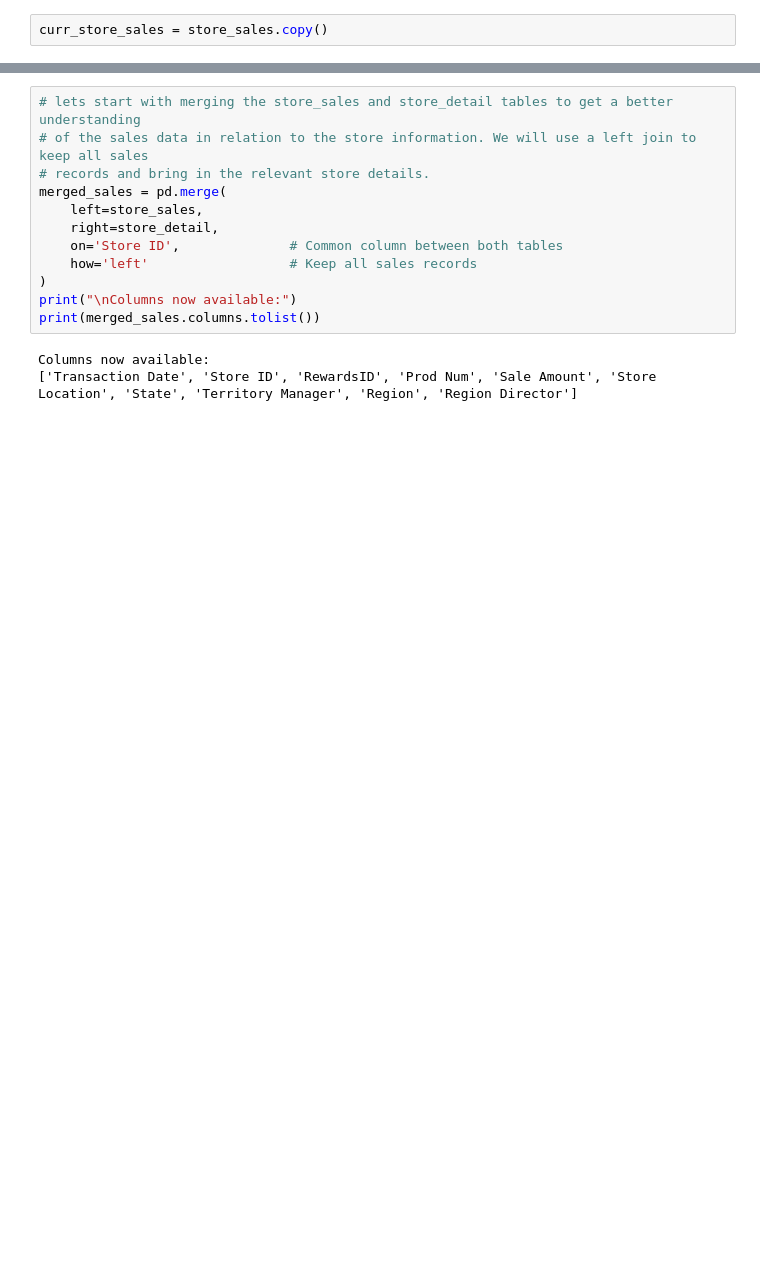
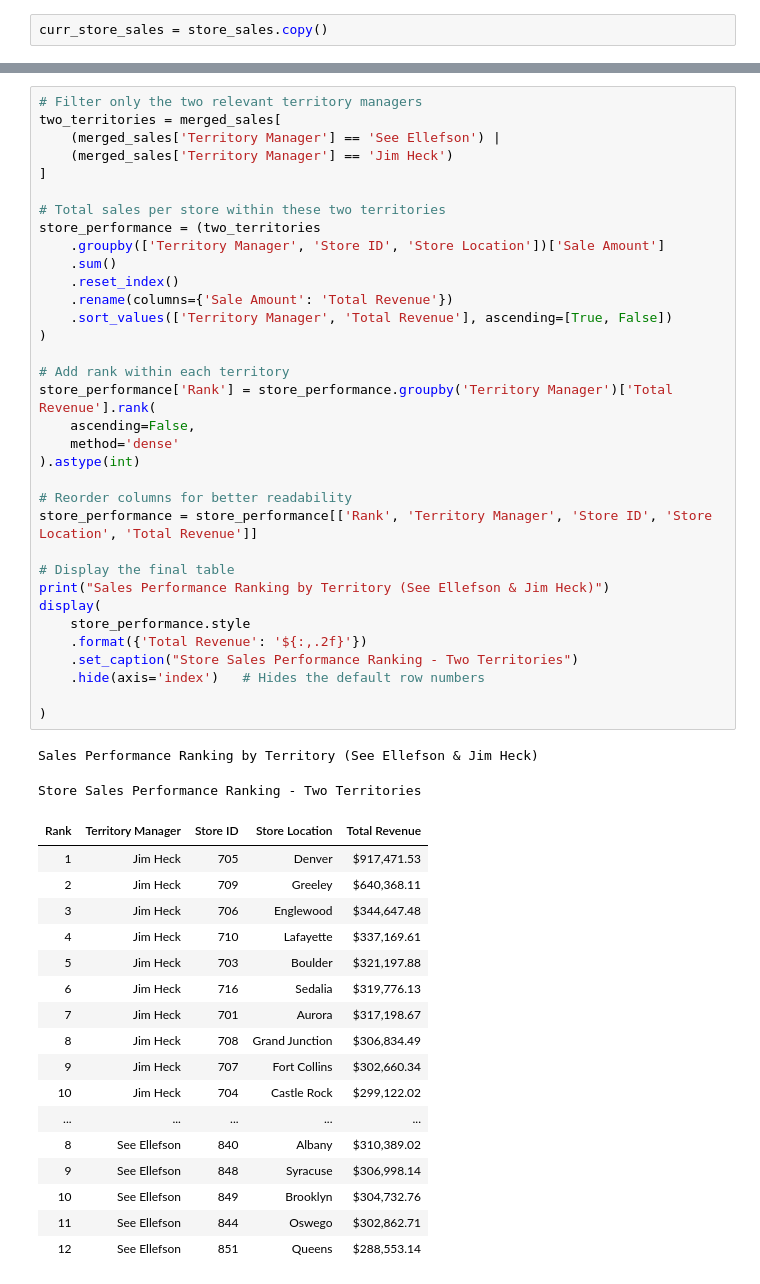
Before and after one commit to JimmyJuare/Capstone_2, a Jupyter notebook: Ellefson_sales_analysis.ipynb, the cells around one changed output, grey strips where cells are left out. Drawn from its saved outputs; the diff is of its cells as text; blank space fills up the shorter version.

```diff
--- a/Ellefson_sales_analysis.ipynb
+++ b/Ellefson_sales_analysis.ipynb
@@ -282,15 +310,54 @@ Monthly Revenue Across All Months in alphabetical order:
 # %%
-# lets start with merging the store_sales and store_detail tables to get a better understanding
-# of the sales data in relation to the store information. We will use a left join to keep all sales
-# records and bring in the relevant store details.
-merged_sales = pd.merge(
-    left=store_sales,
-    right=store_detail,
-    on='Store ID',              # Common column between both tables
-    how='left'                  # Keep all sales records
+# Filter only the two relevant territory managers
+two_territories = merged_sales[
+    (merged_sales['Territory Manager'] == 'See Ellefson') |
+    (merged_sales['Territory Manager'] == 'Jim Heck')
+]
+
+# Total sales per store within these two territories
+store_performance = (two_territories
+    .groupby(['Territory Manager', 'Store ID', 'Store Location'])['Sale Amount']
+    .sum()
+    .reset_index()
+    .rename(columns={'Sale Amount': 'Total Revenue'})
+    .sort_values(['Territory Manager', 'Total Revenue'], ascending=[True, False])
 )
-print("\nColumns now available:")
-print(merged_sales.columns.tolist())
+
+# Add rank within each territory
+store_performance['Rank'] = store_performance.groupby('Territory Manager')['Total Revenue'].rank(
+    ascending=False,
+    method='dense'
+).astype(int)
+
+# Reorder columns for better readability
+store_performance = store_performance[['Rank', 'Territory Manager', 'Store ID', 'Store Location', 'Total Revenue']]
+
+# Display the final table
+print("Sales Performance Ranking by Territory (See Ellefson & Jim Heck)")
+display(
+    store_performance.style
+    .format({'Total Revenue': '${:,.2f}'})
+    .set_caption("Store Sales Performance Ranking - Two Territories")
+    .hide(axis='index')   # Hides the default row numbers
+
+)
 # %% [output]
-Columns now available:
-['Transaction Date', 'Store ID', 'RewardsID', 'Prod Num', 'Sale Amount', 'Store Location', 'State', 'Territory Manager', 'Region', 'Region Director']
+Sales Performance Ranking by Territory (See Ellefson & Jim Heck)
+Store Sales Performance Ranking - Two Territories
+| Rank | Territory Manager | Store ID | Store Location | Total Revenue |
+| 1 | Jim Heck | 705 | Denver | $917,471.53 |
+| 2 | Jim Heck | 709 | Greeley | $640,368.11 |
+| 3 | Jim Heck | 706 | Englewood | $344,647.48 |
+| 4 | Jim Heck | 710 | Lafayette | $337,169.61 |
+| 5 | Jim Heck | 703 | Boulder | $321,197.88 |
+| 6 | Jim Heck | 716 | Sedalia | $319,776.13 |
+| 7 | Jim Heck | 701 | Aurora | $317,198.67 |
+| 8 | Jim Heck | 708 | Grand Junction | $306,834.49 |
+| 9 | Jim Heck | 707 | Fort Collins | $302,660.34 |
+| 10 | Jim Heck | 704 | Castle Rock | $299,122.02 |
+| ... | ... | ... | ... | ... |
+| 8 | See Ellefson | 840 | Albany | $310,389.02 |
+| 9 | See Ellefson | 848 | Syracuse | $306,998.14 |
+| 10 | See Ellefson | 849 | Brooklyn | $304,732.76 |
+| 11 | See Ellefson | 844 | Oswego | $302,862.71 |
+| 12 | See Ellefson | 851 | Queens | $288,553.14 |
```
Also changed, not shown: parts of 11 cells of this notebook.
